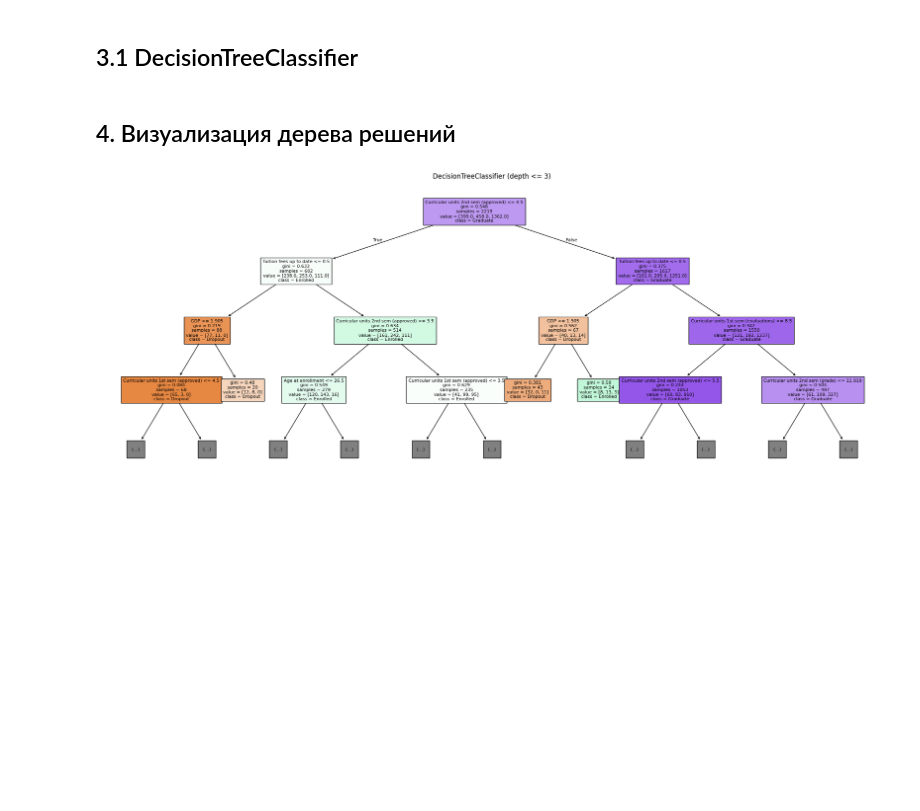
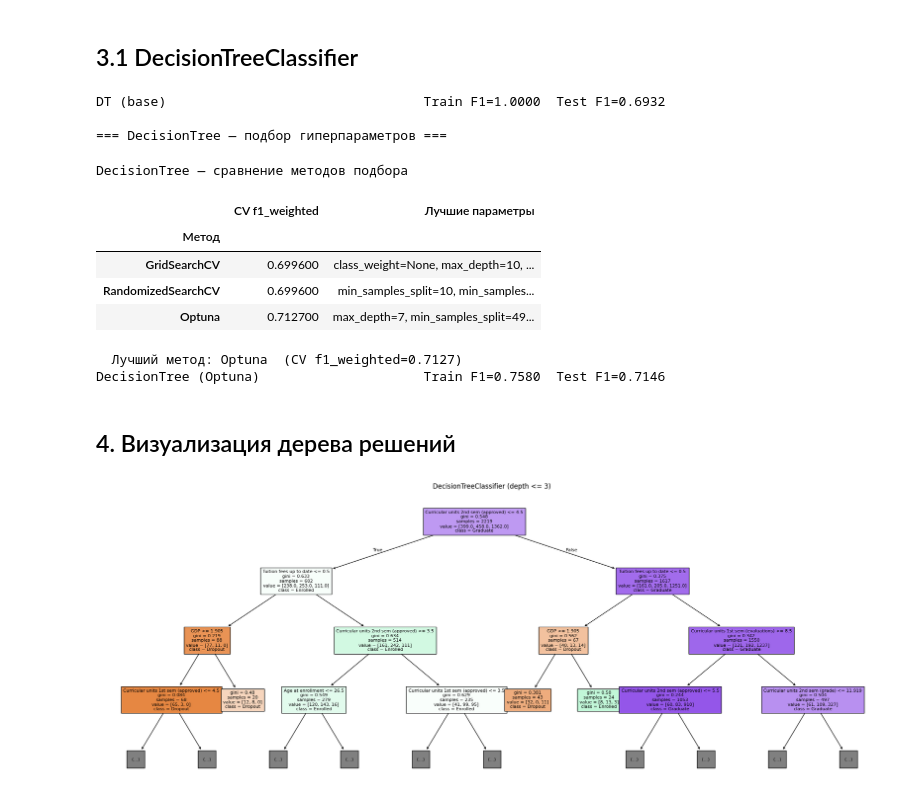
Before and after one commit to terracodum/ML_labs, a Jupyter notebook: lab4/lab4_class.ipynb, the cells around one changed output. Cells and saved outputs as stored; diff of their text form; code cells hidden in the pictures; blank space fills up the shorter version.

```diff
--- a/lab4/lab4_class.ipynb
+++ b/lab4/lab4_class.ipynb
@@ -123,32 +191,49 @@ all_results = {}  # сюда складываем результаты всех
 # %%
 
 dt_base = DecisionTreeClassifier(random_state=42)
 _, res = eval_model('DT (base)', dt_base, X_train, y_train, X_test, y_test)
 all_results['DT (base)'] = res
 
-# --- Метод 1: GridSearchCV ---
-param_grid = {
-    'max_depth':         [5, 10, 15, None],
-    'min_samples_split': [2, 10, 50],
-    'min_samples_leaf':  [1, 5, 20],
-    'class_weight':      [None, 'balanced'],
-}
-gs = GridSearchCV(
-    DecisionTreeClassifier(random_state=42), param_grid,
-    cv=skf, scoring='f1_weighted', n_jobs=-1
+print("\n=== DecisionTree — подбор гиперпараметров ===")
+
+dt_best, res, dt_best_method, dt_scores = tune_3_methods(
+    model_name='DecisionTree',
+    base_est=DecisionTreeClassifier(random_state=42),
+    param_grid={
+        'max_depth':        [5, 10, 15],
+        'min_samples_leaf': [1, 5, 20],
+        'class_weight':     [None, 'balanced'],
+    },
+    param_dist={
+        'max_depth':         [5, 10, 15, None],
+        'min_samples_split': [2, 10, 50],
+        'min_samples_leaf':  [1, 5, 20],
+        'class_weight':      [None, 'balanced'],
+    },
+    optuna_space={
+        'max_depth':         ('int', 3, 20),
+        'min_samples_split': ('int', 2, 50),
+        'min_samples_leaf':  ('int', 1, 20),
+        'class_weight':      ('cat', [None, 'balanced']),
+    },
+    X_tr=X_train, y_tr=y_train, X_te=X_test, y_te=y_test,
+    cv=skf, scoring='f1_weighted', n_iter=15, n_trials=25,
 )
-gs.fit(X_train, y_train)
-print('Best params:', gs.best_params_)
 
-best_params_all['DecisionTree'] = {
-    'Метод': 'GridSearchCV',
-    'CV F1': round(gs.best_score_, 4),
-    'Параметры': gs.best_params_,
-}
-
-dt_best = gs.best_estimator_
-_, res = eval_model('DT (GridSearchCV)', dt_best, X_train, y_train, X_test, y_test)
-all_results['DT (GridSearchCV)'] = res
+all_results[f'DT ({dt_best_method})'] = res
+best_params_all['DecisionTree'] = {'лучший метод': dt_best_method, 'CV F1': dt_scores}
+# %% [output]
+DT (base)                                 Train F1=1.0000  Test F1=0.6932
+
+=== DecisionTree — подбор гиперпараметров ===
+DecisionTree — сравнение методов подбора
+|  | CV f1_weighted | Лучшие параметры |
+| Метод |  |  |
+| GridSearchCV | 0.699600 | class_weight=None, max_depth=10, ... |
+| RandomizedSearchCV | 0.699600 | min_samples_split=10, min_samples... |
+| Optuna | 0.712700 | max_depth=7, min_samples_split=49... |
+  Лучший метод: Optuna  (CV f1_weighted=0.7127)
+DecisionTree (Optuna)                     Train F1=0.7580  Test F1=0.7146
 # %% [markdown]
 ## 4. Визуализация дерева решений
 # %%
```
Also changed, not shown: parts of 7 cells of this notebook, 3 other files.
